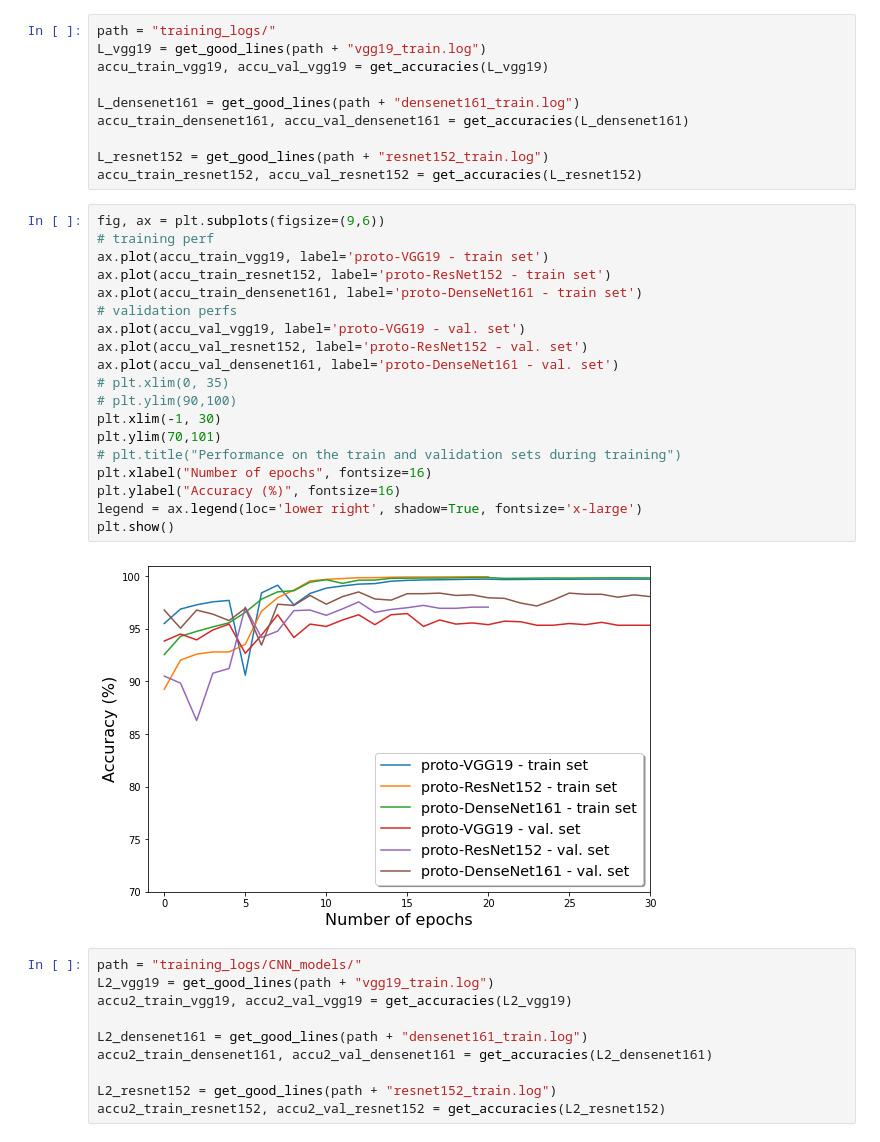
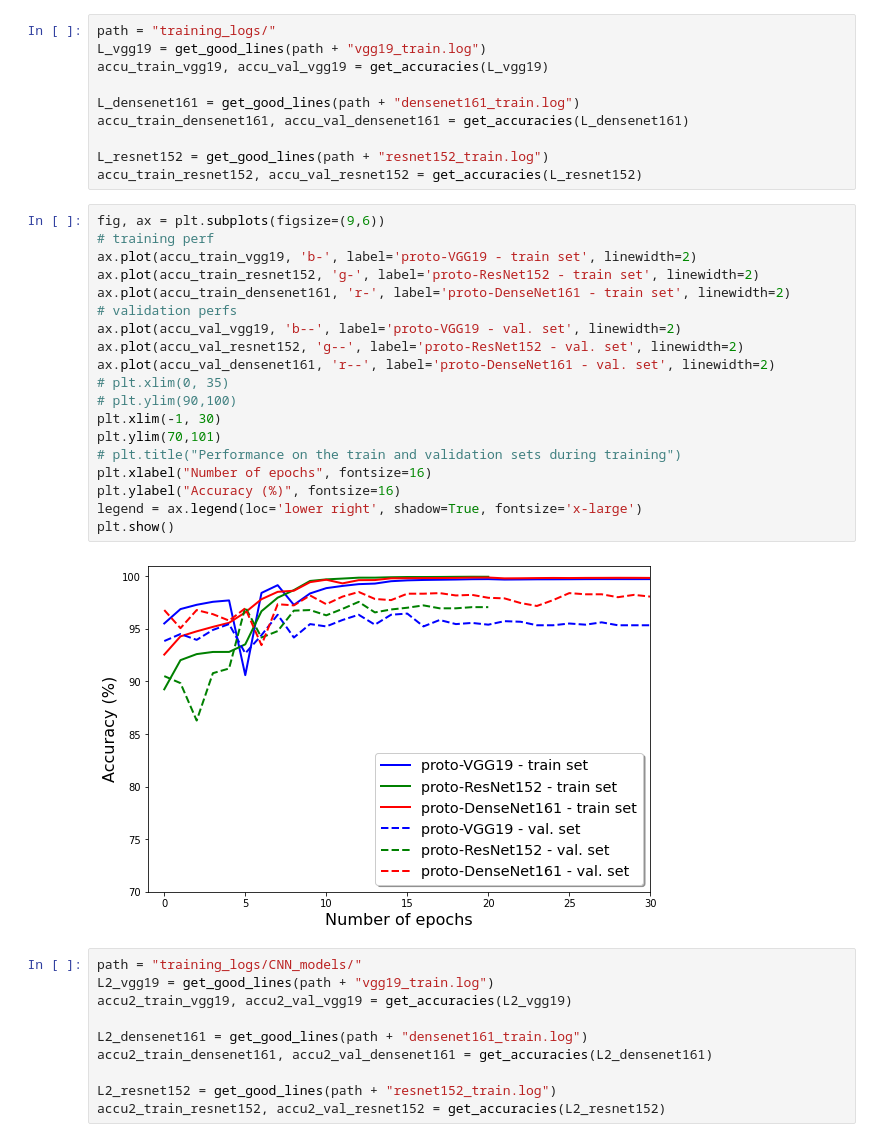
Before and after one commit to garciaml/BrainQCNet_paper_results, a Jupyter notebook: Figures_new.ipynb, the cells around one changed output. Saved outputs shown, nothing was run; the diff lists cells and outputs as text.

Commit message:
training performance same colors between train and val curves for each model

```diff
--- a/Figures_new.ipynb
+++ b/Figures_new.ipynb
@@ -54,24 +54,24 @@ accu_train_resnet152, accu_val_resnet152 = get_accuracies(L_resnet152)
 # %%
 fig, ax = plt.subplots(figsize=(9,6))
 # training perf
-ax.plot(accu_train_vgg19, label='proto-VGG19 - train set')
-ax.plot(accu_train_resnet152, label='proto-ResNet152 - train set')
-ax.plot(accu_train_densenet161, label='proto-DenseNet161 - train set')
+ax.plot(accu_train_vgg19, 'b-', label='proto-VGG19 - train set', linewidth=2)
+ax.plot(accu_train_resnet152, 'g-', label='proto-ResNet152 - train set', linewidth=2)
+ax.plot(accu_train_densenet161, 'r-', label='proto-DenseNet161 - train set', linewidth=2)
 # validation perfs
-ax.plot(accu_val_vgg19, label='proto-VGG19 - val. set')
-ax.plot(accu_val_resnet152, label='proto-ResNet152 - val. set')
-ax.plot(accu_val_densenet161, label='proto-DenseNet161 - val. set')
+ax.plot(accu_val_vgg19, 'b--', label='proto-VGG19 - val. set', linewidth=2)
+ax.plot(accu_val_resnet152, 'g--', label='proto-ResNet152 - val. set', linewidth=2)
+ax.plot(accu_val_densenet161, 'r--', label='proto-DenseNet161 - val. set', linewidth=2)
 # plt.xlim(0, 35)
 # plt.ylim(90,100)
 plt.xlim(-1, 30)
 plt.ylim(70,101)
 # plt.title("Performance on the train and validation sets during training")
 plt.xlabel("Number of epochs", fontsize=16)
 plt.ylabel("Accuracy (%)", fontsize=16)
 legend = ax.legend(loc='lower right', shadow=True, fontsize='x-large')
 plt.show()
 # %% [output]
-[figure, old version]
+[figure, new version]
 # %%
 path = "training_logs/CNN_models/"
 L2_vgg19 = get_good_lines(path + "vgg19_train.log")
```
Also changed, not shown: parts of 1 cell of this notebook.
